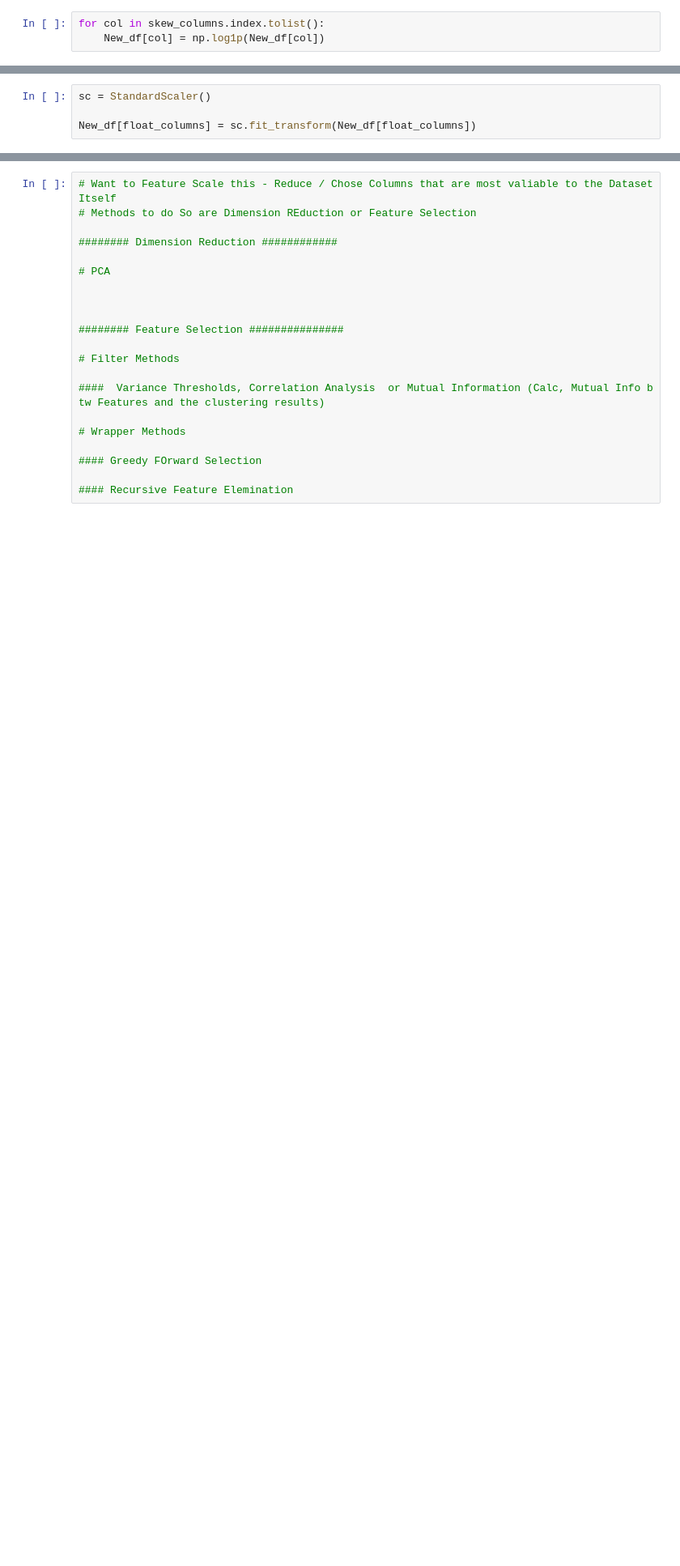
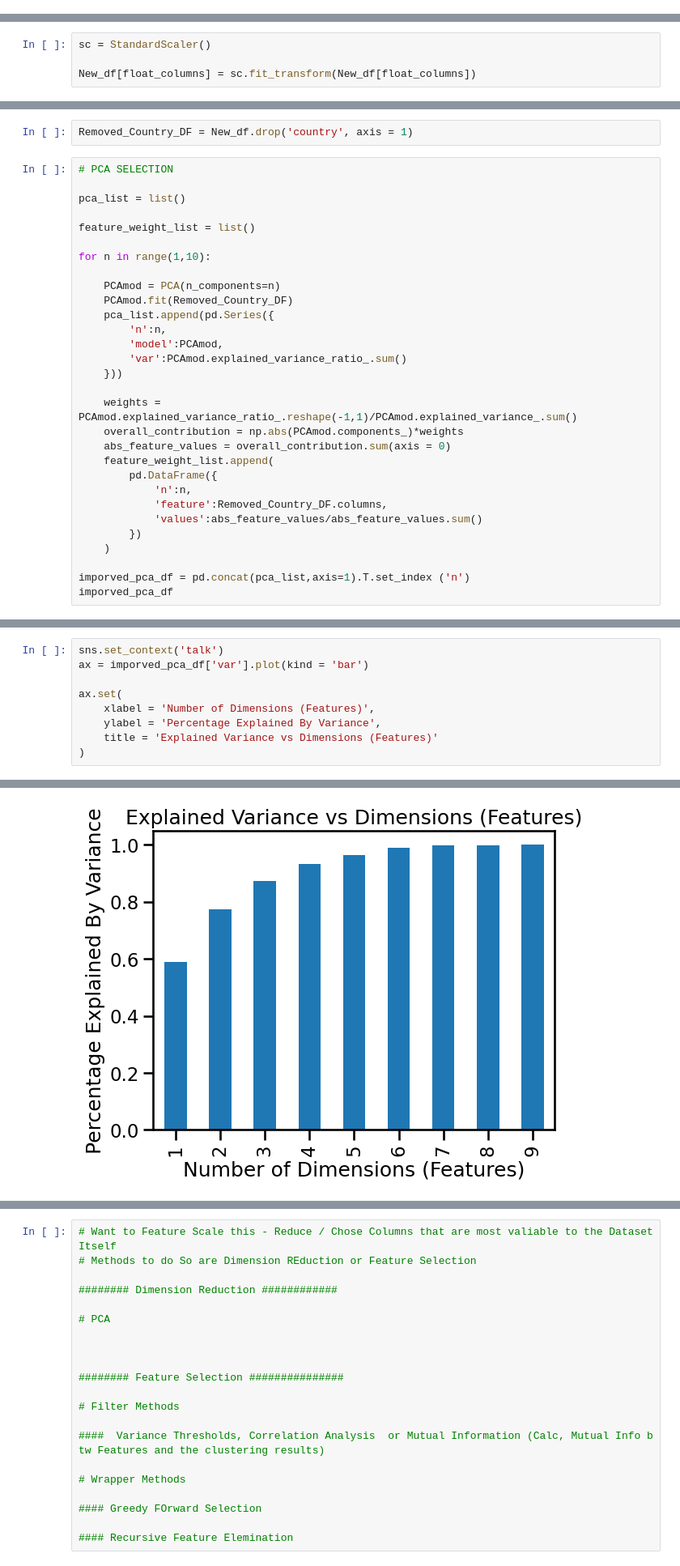
Before and after one commit to scottbamfordJ/Project-To-Do, a Jupyter notebook: Unsupervised Machine Learning County/New_Write_Up.ipynb, the cells around one changed output, grey strips where cells are left out. Shown at 81% size. Cells and saved outputs as stored; diff of their text form; blank space fills up the shorter version.

```diff
--- a/Unsupervised Machine Learning County/New_Write_Up.ipynb
+++ b/Unsupervised Machine Learning County/New_Write_Up.ipynb
@@ -123,4 +127 @@ total_fer      0.967092
 dtype: float64
-# %%
-for col in skew_columns.index.tolist():
-    New_df[col] = np.log1p(New_df[col])
@@ -173,0 +214,32 @@ PCA does not accept missing values encoded as NaN natively. For supervised learn
+# %%
+Removed_Country_DF = New_df.drop('country', axis = 1)
+# %%
+# PCA SELECTION
+
+pca_list = list()
+
+feature_weight_list = list()
+
+for n in range(1,10):
+
+    PCAmod = PCA(n_components=n)
+    PCAmod.fit(Removed_Country_DF)
+    pca_list.append(pd.Series({
+        'n':n,
+        'model':PCAmod,
+        'var':PCAmod.explained_variance_ratio_.sum()
+    }))
+
+    weights = PCAmod.explained_variance_ratio_.reshape(-1,1)/PCAmod.explained_variance_.sum()
+    overall_contribution = np.abs(PCAmod.components_)*weights
+    abs_feature_values = overall_contribution.sum(axis = 0)
+    feature_weight_list.append(
+        pd.DataFrame({
+            'n':n,
+            'feature':Removed_Country_DF.columns,
+            'values':abs_feature_values/abs_feature_values.sum()
+        })
+    )
+
+imporved_pca_df = pd.concat(pca_list,axis=1).T.set_index ('n')
+imporved_pca_df
@@ -173,0 +293,10 @@ PCA does not accept missing values encoded as NaN natively. For supervised learn
+# %%
+sns.set_context('talk')
+ax = imporved_pca_df['var'].plot(kind = 'bar')
+
+ax.set(
+    xlabel = 'Number of Dimensions (Features)',
+    ylabel = 'Percentage Explained By Variance',
+    title = 'Explained Variance vs Dimensions (Features)'
+)
+# %% [output]
@@ -173,0 +306 @@ PCA does not accept missing values encoded as NaN natively. For supervised learn
+[figure, added]
```
Also changed, not shown: parts of 29 cells of this notebook, 12 other files.
